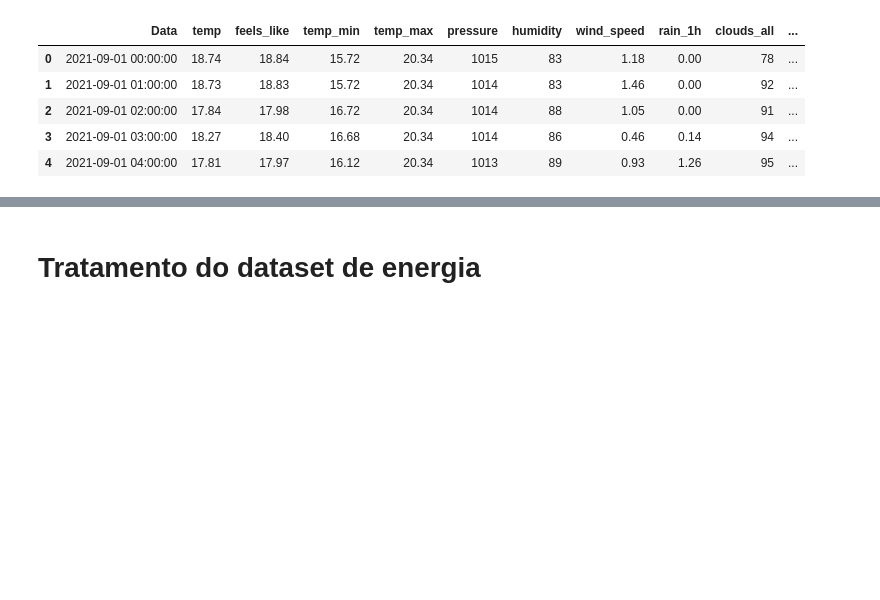
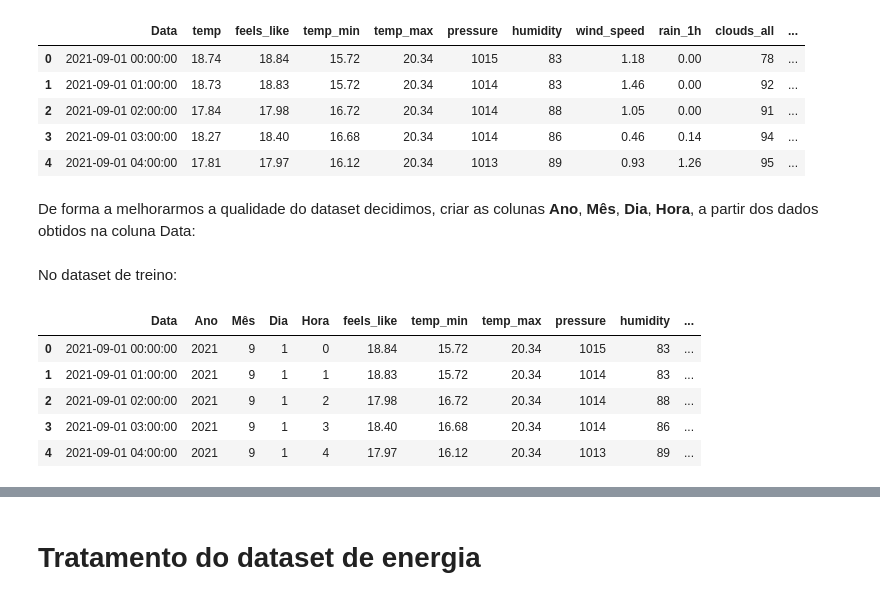
Before and after one commit to orlandopalmeira/Trabalho-DAA-2023-2024, a Jupyter notebook: Tarefa_2/tarefa_2_get_data.ipynb, the cells around one changed output, grey strips where cells are left out. Cells and saved outputs as stored; diff of their text form; code cells hidden in the pictures; blank space fills up the shorter version.

```diff
--- a/Tarefa_2/tarefa_2_get_data.ipynb
+++ b/Tarefa_2/tarefa_2_get_data.ipynb
@@ -295,3 +295,25 @@ meteo_treino.head()
 | 2 | 2021-09-01 02:00:00 | 17.84 | 17.98 | 16.72 | 20.34 | 1014 | 88 | 1.05 | 0.00 | 91 | ... |
 | 3 | 2021-09-01 03:00:00 | 18.27 | 18.40 | 16.68 | 20.34 | 1014 | 86 | 0.46 | 0.14 | 94 | ... |
 | 4 | 2021-09-01 04:00:00 | 17.81 | 17.97 | 16.12 | 20.34 | 1013 | 89 | 0.93 | 1.26 | 95 | ... |
+# %% [markdown]
+De forma a melhorarmos a qualidade do dataset decidimos, criar as colunas **Ano**, **Mês**, **Dia**, **Hora**, a partir dos dados obtidos na coluna Data:
+# %% [markdown]
+No dataset de treino:
+# %%
+meteo_treino['Data'] = pd.to_datetime(meteo_treino['Data'])
+
+
+meteo_treino['Ano'] = meteo_treino['Data'].dt.year
+meteo_treino['Mês'] = meteo_treino['Data'].dt.month
+meteo_treino['Dia'] = meteo_treino['Data'].dt.day
+meteo_treino['Hora'] = meteo_treino['Data'].dt.hour
+
+meteo_treino = meteo_treino[['Data', 'Ano', 'Mês','Dia','Hora','feels_like','temp_min','temp_max',	'pressure',	'humidity',	'wind_speed'	,'rain_1h',	'clouds_all',	'weather_description']]
+meteo_treino.head()
+# %% [output]
+|  | Data | Ano | Mês | Dia | Hora | feels_like | temp_min | temp_max | pressure | humidity | ... |
+| 0 | 2021-09-01 00:00:00 | 2021 | 9 | 1 | 0 | 18.84 | 15.72 | 20.34 | 1015 | 83 | ... |
+| 1 | 2021-09-01 01:00:00 | 2021 | 9 | 1 | 1 | 18.83 | 15.72 | 20.34 | 1014 | 83 | ... |
+| 2 | 2021-09-01 02:00:00 | 2021 | 9 | 1 | 2 | 17.98 | 16.72 | 20.34 | 1014 | 88 | ... |
+| 3 | 2021-09-01 03:00:00 | 2021 | 9 | 1 | 3 | 18.40 | 16.68 | 20.34 | 1014 | 86 | ... |
+| 4 | 2021-09-01 04:00:00 | 2021 | 9 | 1 | 4 | 17.97 | 16.12 | 20.34 | 1013 | 89 | ... |
```
Also changed, not shown: parts of 25 cells of this notebook, 5 other files.
